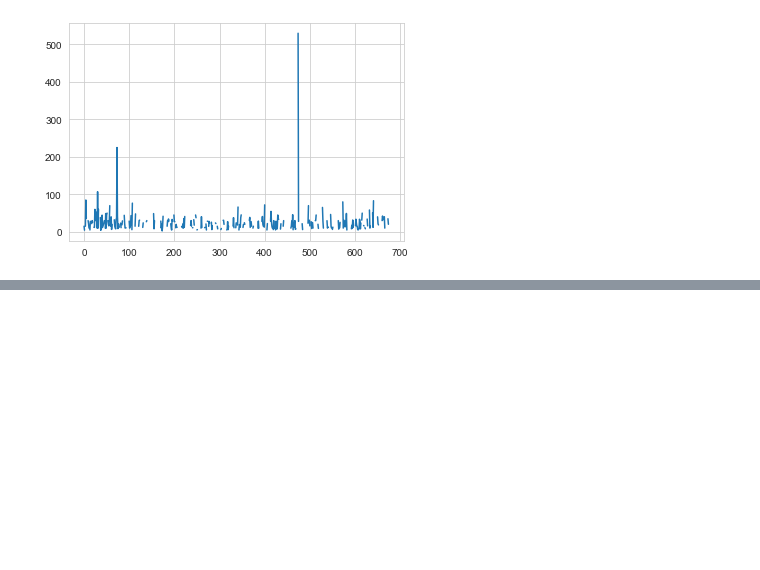
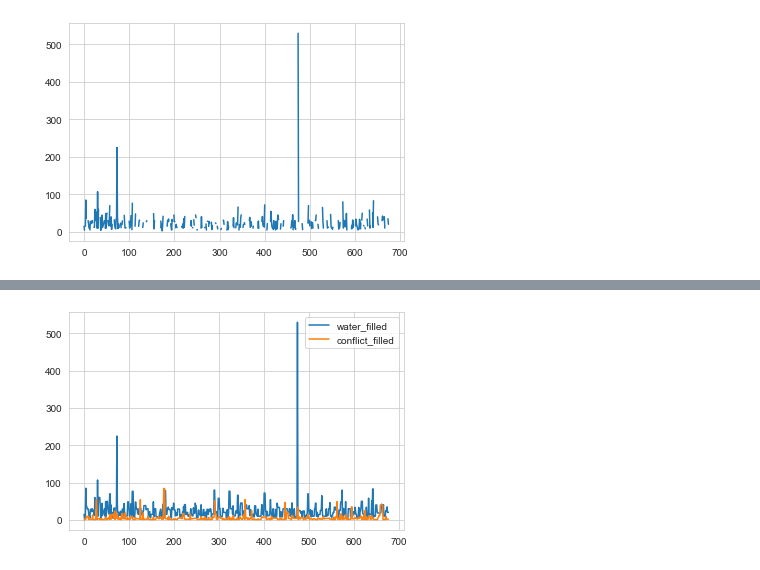
Before and after one commit to LeanderHuyghe/Wasting_Prediction, a Jupyter notebook: Imputation.ipynb, the cells around one changed output, grey strips where cells are left out. Drawn from its saved outputs; the diff is of its cells as text; code cells hidden in the pictures; blank space fills up the shorter version.

```diff
--- a/Imputation.ipynb
+++ b/Imputation.ipynb
@@ -106,0 +142,10 @@ for ax, d in zip(axs.ravel(), data):
+# %%
+merged_water_conflict["water_filled"] = merged_water_conflict["Price of water"].ffill()
+merged_water_conflict["conflict_filled"] = merged_water_conflict["n_conflict_total"].ffill()
+# %%
+merged_water_conflict.iloc[:2,-1] = [0,0]
+merged_water_conflict["water_filled"].plot();
+merged_water_conflict["conflict_filled"].plot();
+plt.legend();
+# %% [output]
+[figure, added]
```
Also changed, not shown: parts of 7 cells of this notebook.
